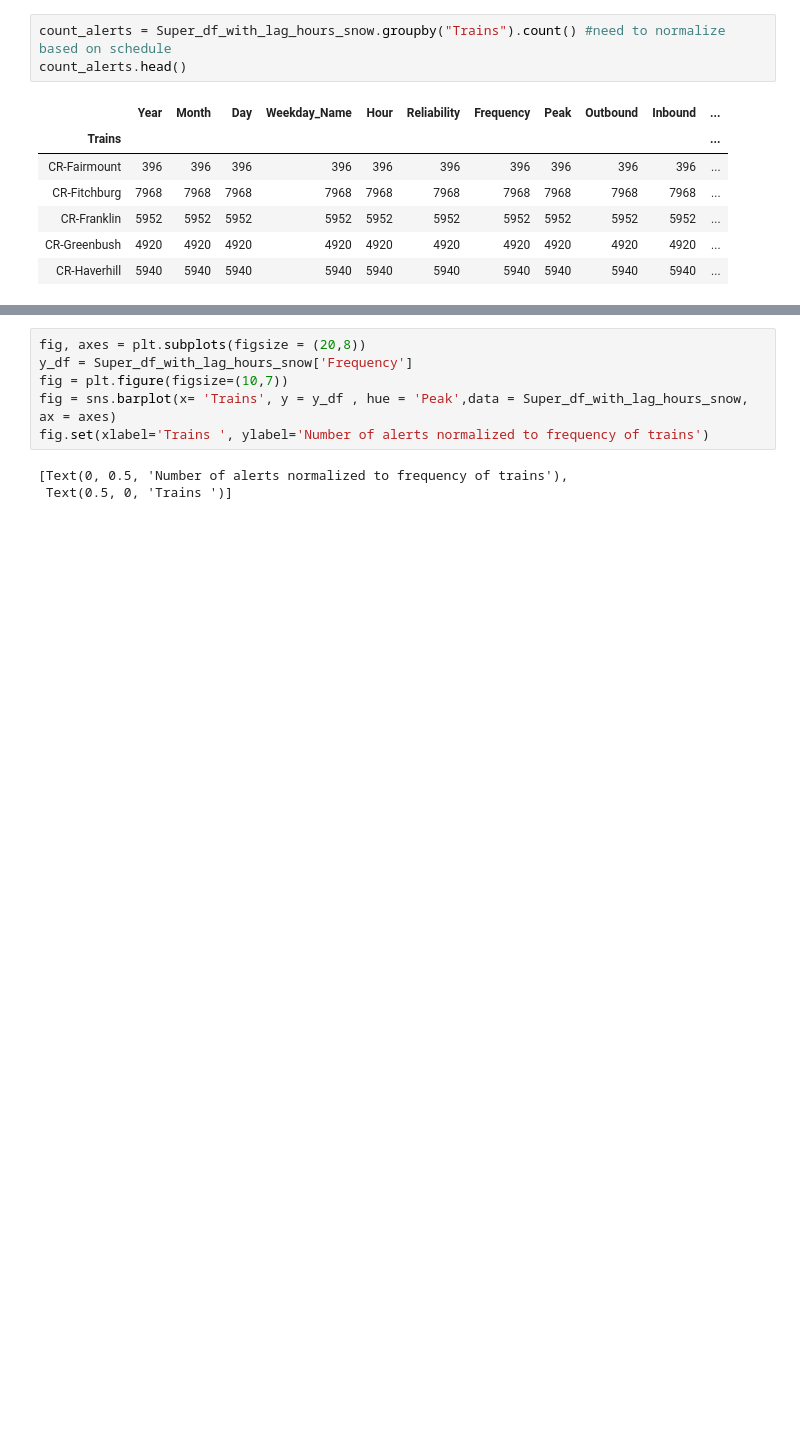
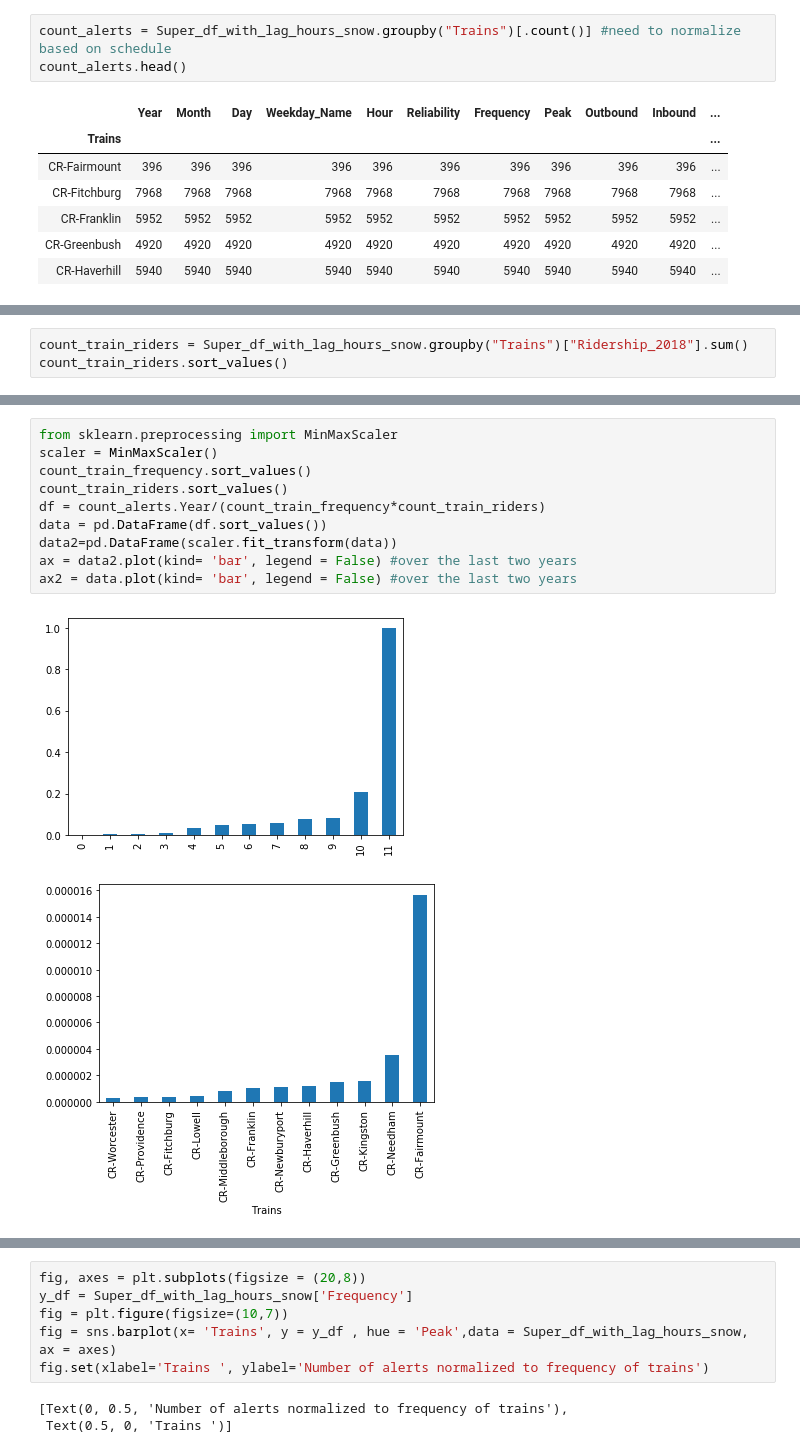
Before and after one commit to ritwikamukherjee/Insight_Project, a Jupyter notebook: MBTA commuter rail service interruption estimations.ipynb, the cells around one changed output, grey strips where cells are left out. Saved outputs shown, nothing was run; the diff lists cells and outputs as text; blank space fills up the shorter version.

```diff
--- a/MBTA commuter rail service interruption estimations.ipynb
+++ b/MBTA commuter rail service interruption estimations.ipynb
@@ -437,5 +437,5 @@ Super_df_with_lag_hours_snow = pd.read_pickle('C:/Users/ritwi/Google Drive/Commu
 # %%
-count_alerts = Super_df_with_lag_hours_snow.groupby("Trains").count() #need to normalize based on schedule
+count_alerts = Super_df_with_lag_hours_snow.groupby("Trains")[.count()] #need to normalize based on schedule
 count_alerts.head()
 # %% [output]
 |  | Year | Month | Day | Weekday_Name | Hour | Reliability | Frequency | Peak | Outbound | Inbound | ... |
@@ -447,0 +466,3 @@ count_alerts.head()
+# %%
+count_train_riders = Super_df_with_lag_hours_snow.groupby("Trains")["Ridership_2018"].sum()
+count_train_riders.sort_values()
@@ -452,3 +488,16 @@ data = pd.DataFrame(count_alerts.Year/count_train_frequency)
 ax = data.plot(kind= 'bar', legend = False) #over the last two years
 # %% [output]
 [figure]
+# %%
+from sklearn.preprocessing import MinMaxScaler
+scaler = MinMaxScaler()
+count_train_frequency.sort_values()
+count_train_riders.sort_values()
+df = count_alerts.Year/(count_train_frequency*count_train_riders)
+data = pd.DataFrame(df.sort_values())
+data2=pd.DataFrame(scaler.fit_transform(data))
+ax = data2.plot(kind= 'bar', legend = False) #over the last two years
+ax2 = data.plot(kind= 'bar', legend = False) #over the last two years
+# %% [output]
+[figure, added]
+[figure, added]
```
Also changed, not shown: parts of 7 cells of this notebook.
